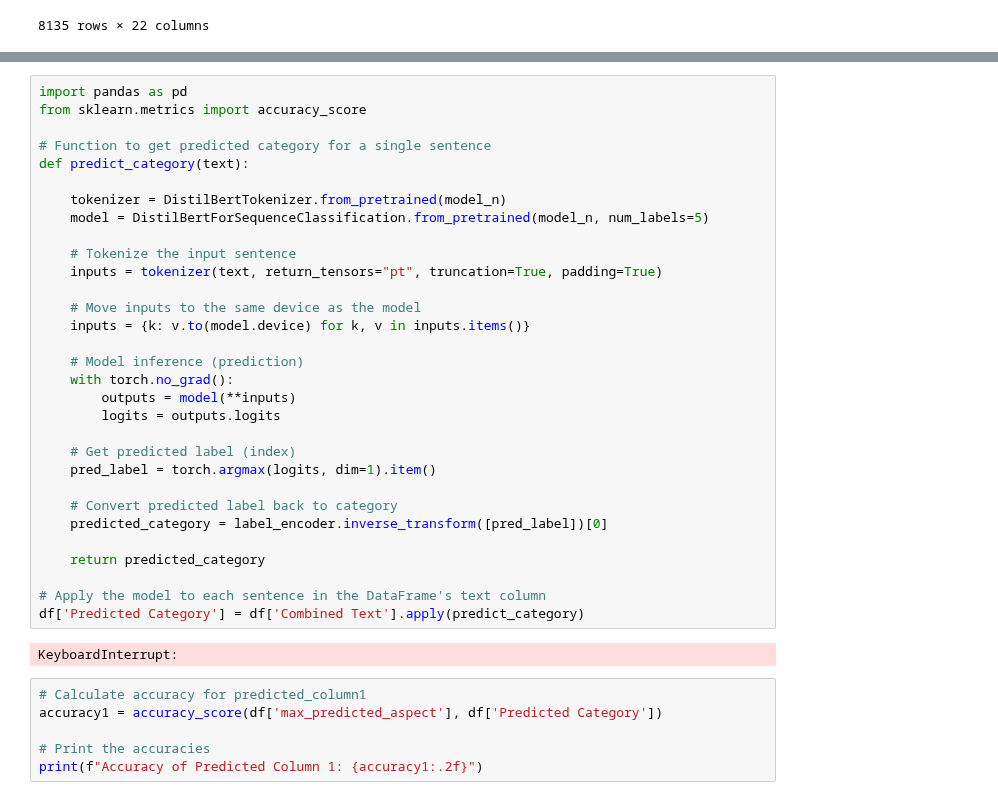
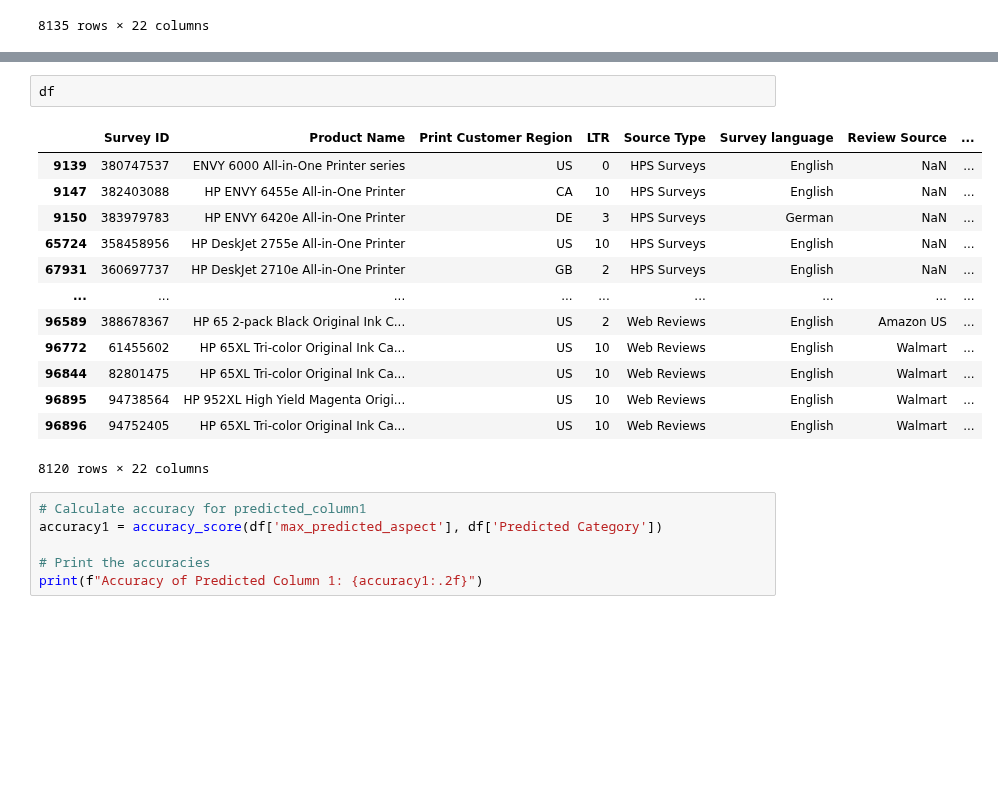
Before and after one commit to wd686/InkSightAnalyzer, a Jupyter notebook: distilbert (category).ipynb, the cells around one changed output, grey strips where cells are left out. Saved outputs shown, nothing was run; the diff lists cells and outputs as text; blank space fills up the shorter version.

```diff
--- a/distilbert (category).ipynb
+++ b/distilbert (category).ipynb
@@ -358,36 +427,19 @@ Results DataFrame:
-# %%
-import pandas as pd
-from sklearn.metrics import accuracy_score
-
-# Function to get predicted category for a single sentence
-def predict_category(text):
-
-    tokenizer = DistilBertTokenizer.from_pretrained(model_n)
-    model = DistilBertForSequenceClassification.from_pretrained(model_n, num_labels=5)
-
-    # Tokenize the input sentence
-    inputs = tokenizer(text, return_tensors="pt", truncation=True, padding=True)
-
-    # Move inputs to the same device as the model
-    inputs = {k: v.to(model.device) for k, v in inputs.items()}
-
-    # Model inference (prediction)
-    with torch.no_grad():
-        outputs = model(**inputs)
-        logits = outputs.logits
-
-    # Get predicted label (index)
-    pred_label = torch.argmax(logits, dim=1).item()
-
-    # Convert predicted label back to category
-    predicted_category = label_encoder.inverse_transform([pred_label])[0]
-
-    return predicted_category
-
-# Apply the model to each sentence in the DataFrame's text column
-df['Predicted Category'] = df['Combined Text'].apply(predict_category)
-# %% [output]
-KeyboardInterrupt:
+# %%
+df
+# %% [output]
+|  | Survey ID | Product Name | Print Customer Region | LTR | Source Type | Survey language | Review Source | ... |
+| 9139 | 380747537 | ENVY 6000 All-in-One Printer series | US | 0 | HPS Surveys | English | NaN | ... |
+| 9147 | 382403088 | HP ENVY 6455e All-in-One Printer | CA | 10 | HPS Surveys | English | NaN | ... |
+| 9150 | 383979783 | HP ENVY 6420e All-in-One Printer | DE | 3 | HPS Surveys | German | NaN | ... |
+| 65724 | 358458956 | HP DeskJet 2755e All-in-One Printer | US | 10 | HPS Surveys | English | NaN | ... |
+| 67931 | 360697737 | HP DeskJet 2710e All-in-One Printer | GB | 2 | HPS Surveys | English | NaN | ... |
+| ... | ... | ... | ... | ... | ... | ... | ... | ... |
+| 96589 | 388678367 | HP 65 2-pack Black Original Ink C... | US | 2 | Web Reviews | English | Amazon US | ... |
+| 96772 | 61455602 | HP 65XL Tri-color Original Ink Ca... | US | 10 | Web Reviews | English | Walmart | ... |
+| 96844 | 82801475 | HP 65XL Tri-color Original Ink Ca... | US | 10 | Web Reviews | English | Walmart | ... |
+| 96895 | 94738564 | HP 952XL High Yield Magenta Origi... | US | 10 | Web Reviews | English | Walmart | ... |
+| 96896 | 94752405 | HP 65XL Tri-color Original Ink Ca... | US | 10 | Web Reviews | English | Walmart | ... |
+8120 rows × 22 columns
 # %%
 # Calculate accuracy for predicted_column1
 accuracy1 = accuracy_score(df['max_predicted_aspect'], df['Predicted Category'])
```
Also changed, not shown: parts of 4 cells of this notebook.
